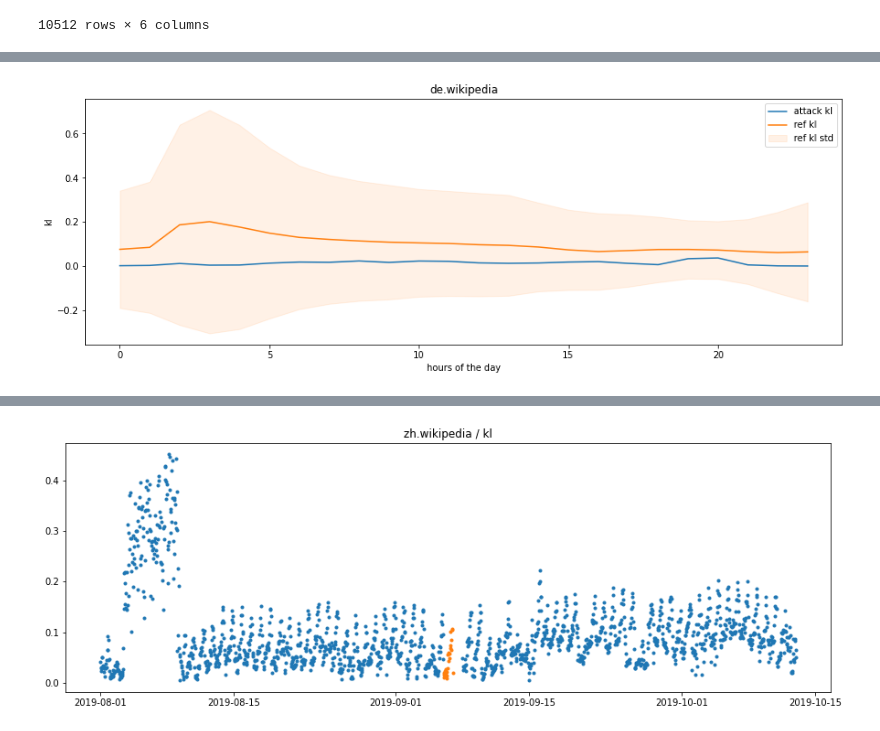
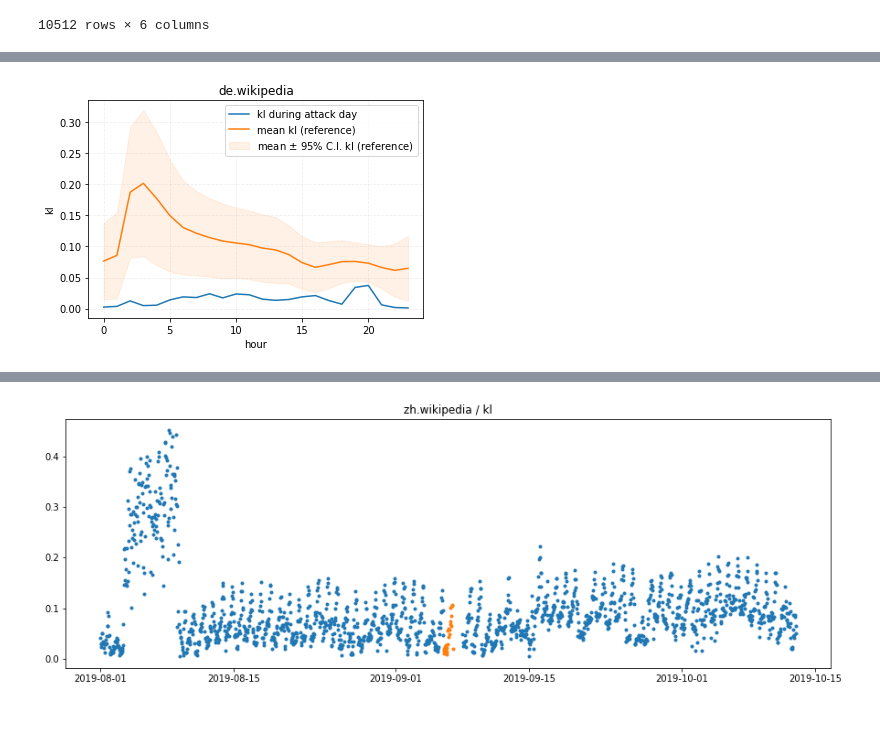
Before and after one commit to charelF/LSDEW4, a Jupyter notebook: exploration/charel/bucket_maker.ipynb, the cells around one changed output, grey strips where cells are left out. Saved outputs shown, nothing was run; the diff lists cells and outputs as text; code cells hidden in the pictures.

```diff
--- a/exploration/charel/bucket_maker.ipynb
+++ b/exploration/charel/bucket_maker.ipynb
@@ -244,0 +295,6 @@ metric_df
+# %%
+plt.figure(figsize=(10, 2))
+plt.scatter(ref_days_df["date"], [1]*len(ref_days_df["date"]), marker=".")
+daterange = pd.date_range(start = ref_days_df["date"].min(), end = ref_days_df["date"].max())
+plt.scatter(daterange, [2]*len(daterange), marker=".")
+plt.grid()
@@ -257,52 +315,67 @@ ref_days_grouped_mean = ref_days_df.groupby(["domain", ref_days_df.date.dt.hour]
 ref_days_grouped_std = ref_days_df.groupby(["domain", ref_days_df.date.dt.hour]).std().reset_index()
 ref_days_grouped_mean.rename(columns={"date":"hour"}, inplace=True)
 ref_days_grouped_std.rename(columns={"date":"hour"}, inplace=True)
+
+ref_days_grouped_CI = ref_days_grouped_std.copy()
+ref_days_grouped_CI["self_entropy"] = 1.96 * (ref_days_grouped_CI["self_entropy"]) / math.sqrt((len(daterange) - 2))
+ref_days_grouped_CI["ref_entropy"] = 1.96 * (ref_days_grouped_CI["ref_entropy"]) / math.sqrt((len(daterange) - 2))
+ref_days_grouped_CI["kl"] = 1.96 * (ref_days_grouped_CI["kl"]) / math.sqrt((len(daterange) - 2))
+ref_days_grouped_CI["chi"] = 1.96 * (ref_days_grouped_CI["chi"]) / math.sqrt((len(daterange) - 2))
 # %%
 domain = "de.wikipedia"
+metric = "kl"
 
 x = attack_day_grouped[attack_day_grouped["domain"] == domain]["hour"]
-attack_kl = attack_day_grouped[attack_day_grouped["domain"] == domain]["kl"]
-attack_chi = attack_day_grouped[attack_day_grouped["domain"] == domain]["chi"]
-attack_entropy = attack_day_grouped[attack_day_grouped["domain"] == domain]["self_entropy"]
+attack_metric = attack_day_grouped[attack_day_grouped["domain"] == domain][metric]
+ref_mean_metric = ref_days_grouped_mean[ref_days_grouped_mean["domain"] == domain][metric]
+ref_ci_metric = ref_days_grouped_CI[ref_days_grouped_CI["domain"] == domain][metric]
 
-ref_kl_mean = ref_days_grouped_mean[ref_days_grouped_mean["domain"] == domain]["kl"]
-ref_kl_std = ref_days_grouped_std[ref_days_grouped_std["domain"] == domain]["kl"]
-
-
-ref_chi_mean = ref_days_grouped_mean[ref_days_grouped_mean["domain"] == domain]["chi"]
-ref_chi_std = ref_days_grouped_std[ref_days_grouped_std["domain"] == domain]["chi"]
-
-ref_entropy_mean = ref_days_grouped_mean[ref_days_grouped_mean["domain"] == domain]["self_entropy"]
-ref_entropy_std = ref_days_grouped_std[ref_days_grouped_std["domain"] == domain]["self_entropy"]
-
-plt.figure(figsize=(15,5))
 plt.title(domain)
-plt.plot(x, attack_kl, label="attack kl")
-plt.plot(x, ref_kl_mean, label="ref kl")
-plt.fill_between(x, ref_kl_mean-ref_kl_std, ref_kl_mean+ref_kl_std, label="ref kl std", alpha=0.1, color="C1")
+plt.plot(x, attack_metric, label=f"{metric} during attack day")
+plt.plot(x, ref_mean_metric, label=f"mean {metric} (reference)")
+plt.fill_between(x, ref_mean_metric-ref_ci_metric, ref_mean_metric+ref_ci_metric, label=f"mean $\pm$ 95% C.I. {metric} (reference)", alpha=0.1, color="C1")
 plt.legend()
-plt.xlabel("hours of the day")
+plt.grid(linestyle="--", alpha=0.2)
+plt.xlabel("hour")
 plt.ylabel("kl")
 plt.show()
 
-plt.figure(figsize=(15,5))
-plt.title(domain)
-plt.plot(x, attack_chi, label="attack chi")
-plt.plot(x, ref_chi_mean, label="ref chi")
-plt.fill_between(x, ref_chi_mean-ref_chi_std, ref_chi_mean+ref_chi_std, label="ref chi std", alpha=0.1, color="C1")
-plt.legend()
-plt.xlabel("hours of the day")
-plt.ylabel("chi")
-plt.show()
 
-plt.figure(figsize=(15,5))
-plt.title(domain)
-plt.plot(x, attack_entropy, label="attack entropy")
-plt.plot(x, ref_entropy_mean, label="ref entropy")
-plt.fill_between(x, ref_entropy_mean-ref_entropy_std, ref_entropy_mean+ref_entropy_std, label="ref entropy std", alpha=0.1, color="C1")
-plt.legend()
-plt.xlabel("hours of the day")
-plt.ylabel("chi")
-plt.show()
+
+# attack_chi = attack_day_grouped[attack_day_grouped["domain"] == domain]["chi"]
+# attack_entropy = attack_day_grouped[attack_day_grouped["domain"] == domain]["self_entropy"]
+
+# ref_kl_mean = ref_days_grouped_mean[ref_days_grouped_mean["domain"] == domain]["kl"]
+# ref_kl_ci = ref_days_grouped_std[ref_days_grouped_CI["domain"] == domain]["kl"]
+
+
+# ref_chi_mean = ref_days_grouped_mean[ref_days_grouped_mean["domain"] == domain]["chi"]
+# ref_chi_std = ref_days_grouped_std[ref_days_grouped_std["domain"] == domain]["chi"]
+
+# ref_entropy_mean = ref_days_grouped_mean[ref_days_grouped_mean["domain"] == domain]["self_entropy"]
+# ref_entropy_std = ref_days_grouped_std[ref_days_grouped_std["domain"] == domain]["self_entropy"]
+
+# plt.figure(figsize=(15,5))
+
+
+# # plt.figure(figsize=(15,5))
+# plt.title(domain)
+# plt.plot(x, attack_chi, label="attack chi")
+# plt.plot(x, ref_chi_mean, label="ref chi")
+# plt.fill_between(x, ref_chi_mean-ref_chi_std, ref_chi_mean+ref_chi_std, label="ref chi std", alpha=0.1, color="C1")
+# plt.legend()
+# plt.xlabel("hours of the day")
+# plt.ylabel("chi")
+# plt.show()
+
+# # plt.figure(figsize=(15,5))
+# plt.title(domain)
+# plt.plot(x, attack_entropy, label="attack entropy")
+# plt.plot(x, ref_entropy_mean, label="ref entropy")
+# plt.fill_between(x, ref_entropy_mean-ref_entropy_std, ref_entropy_mean+ref_entropy_std, label="ref entropy std", alpha=0.1, color="C1")
+# plt.legend()
+# plt.xlabel("hours of the day")
+# plt.ylabel("chi")
+# plt.show()
 # %% [output]
-[figure, old version]
+[figure, new version]
```
Also changed, not shown: parts of 8 cells of this notebook.
